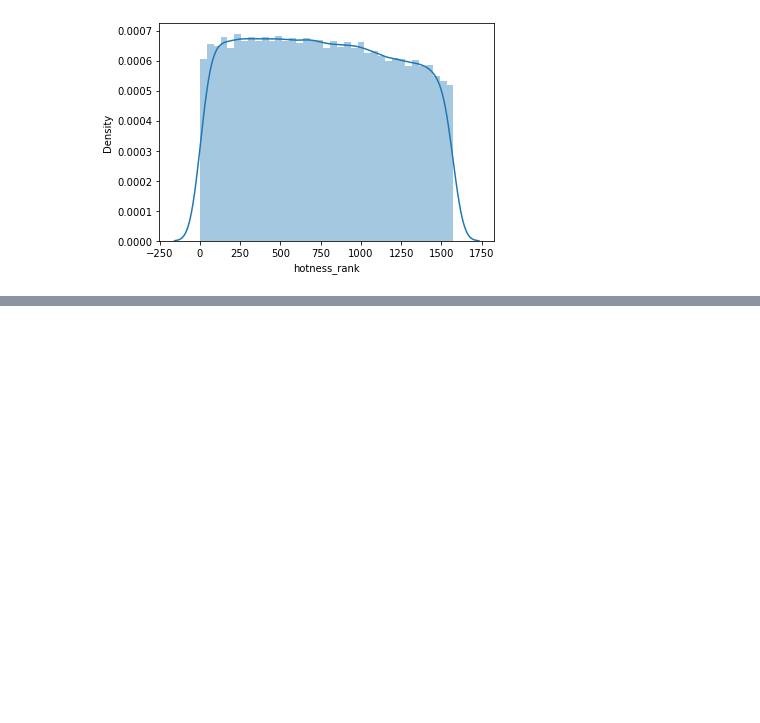
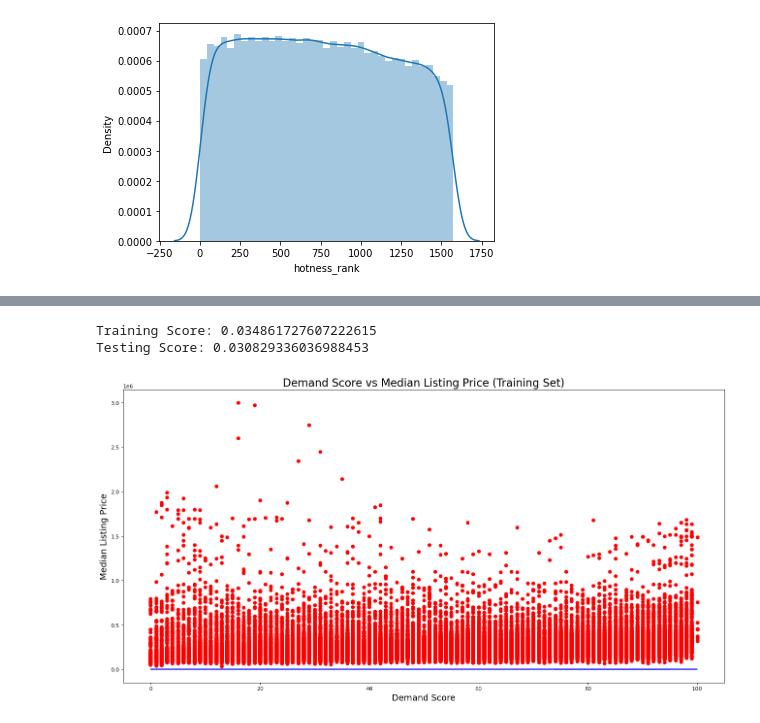
Before and after one commit to sjpozzuoli/Daves_Eagles, a Jupyter notebook: unsupervised_analysis_DB_link.ipynb, the cells around one changed output, grey strips where cells are left out. Saved outputs shown, nothing was run; the diff lists cells and outputs as text; code cells hidden in the pictures; blank space fills up the shorter version.

```diff
--- a/unsupervised_analysis_DB_link.ipynb
+++ b/unsupervised_analysis_DB_link.ipynb
@@ -345,0 +543,3 @@ sns.distplot(data_clusters['hotness_rank'])
+# %%
+X = data_basic2.iloc[:, [4]].values # independent variable matrix (demand_score)
+y = data_basic2.iloc[:,[9]].values # dependent variable vector (median_listing_price)
@@ -345,0 +566,31 @@ sns.distplot(data_clusters['hotness_rank'])
+# %%
+from sklearn.model_selection import train_test_split
+X_train, X_test, y_train, y_test = train_test_split(X, y, random_state=42)
+# %%
+from sklearn.linear_model import LinearRegression
+model = LinearRegression()
+# %%
+model.fit(X_train, y_train)
+training_score = model.score(X_train, y_train)
+testing_score = model.score(X_test, y_test)
+
+### END SOLUTION
+
+print(f"Training Score: {training_score}")
+print(f"Testing Score: {testing_score}")
+# %% [output]
+Training Score: 0.034861727607222615
+Testing Score: 0.030829336036988453
+# %%
+from matplotlib.pyplot import figure
+figure(figsize=(20,10), dpi=80)
+
+plt.scatter(X_train, y_train, color = 'red')
+plt.plot(X_train, regressor.predict(X_train), color= 'blue')
+
+plt.title('Demand Score vs Median Listing Price (Training Set)', fontsize=20)
+plt.xlabel('Demand Score', fontsize=16)
+plt.ylabel('Median Listing Price', fontsize=16)
+plt.show()
+# %% [output]
+[figure, added]
```
Also changed, not shown: parts of 31 cells of this notebook.
